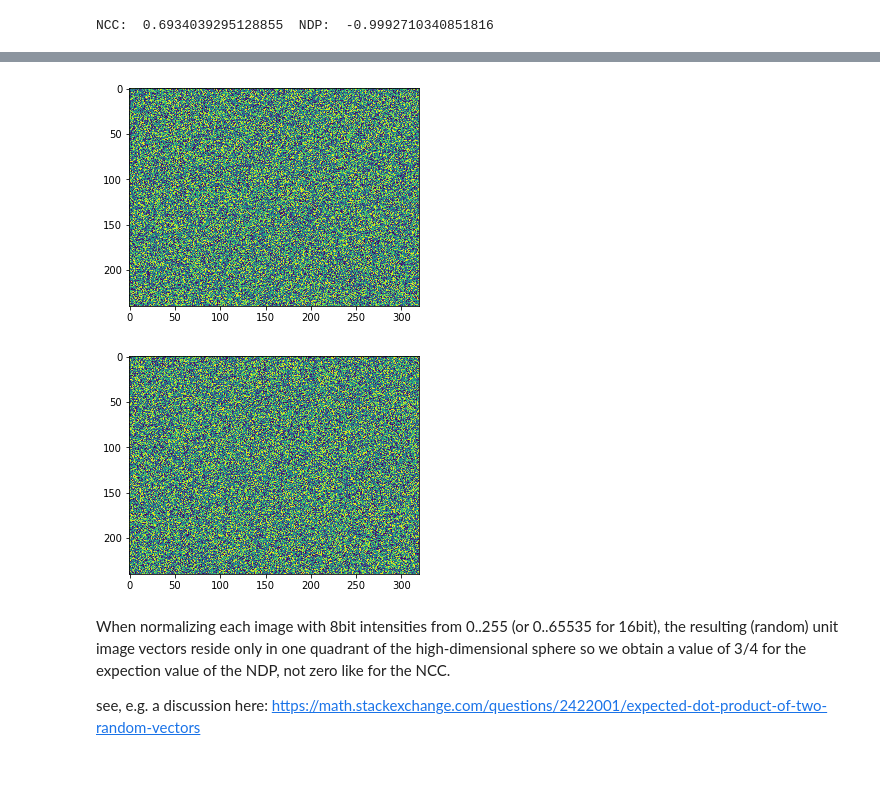
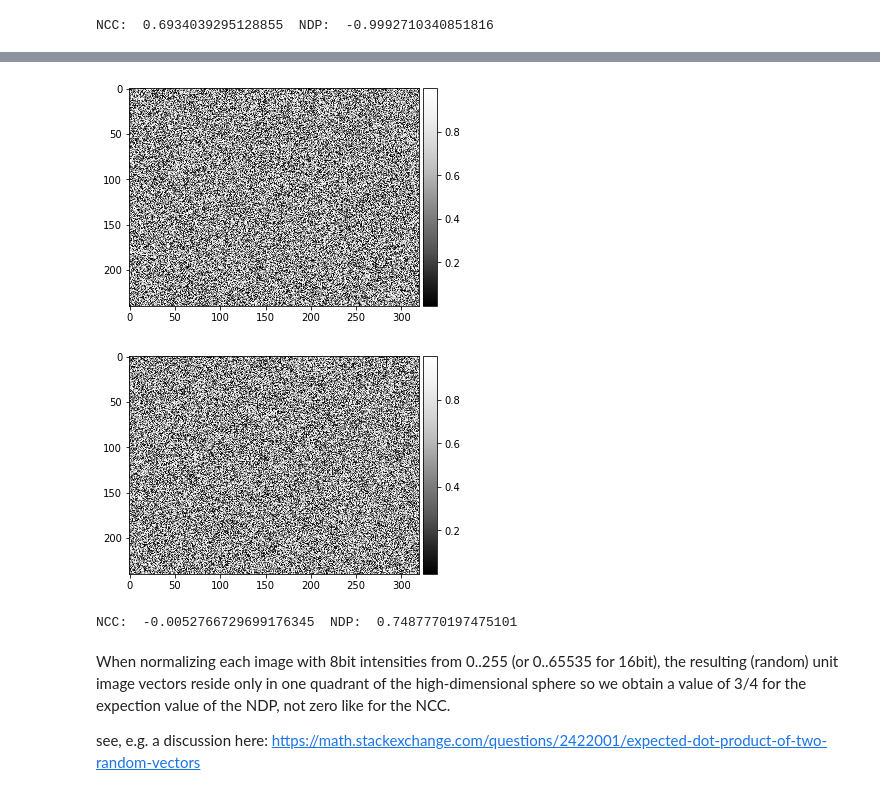
Before and after one commit to wiai/xcdskd, a Jupyter notebook: doc/cross_correlation/cross_correlation_coefficient.ipynb, the cells around one changed output, grey strips where cells are left out. Saved outputs shown, nothing was run; the diff lists cells and outputs as text; code cells hidden in the pictures.

Commit message:
update ncc random image example, cleanup intro

```diff
--- a/doc/cross_correlation/cross_correlation_coefficient.ipynb
+++ b/doc/cross_correlation/cross_correlation_coefficient.ipynb
@@ -811,16 +823,14 @@ For checking the behaviour of the image simalrity for totally random images, we
 # %%
 # random images
 img1_random = np.random.rand(img_exp.shape[0], img_exp.shape[1])
 img2_random = np.random.rand(img_exp.shape[0], img_exp.shape[1])
 
-plt.figure()
-plt.imshow(img1_random)
-plt.show()
+plot_image(img1_random)
+plot_image(img2_random)
 
-plt.figure()
-plt.imshow(img2_random)
-plt.show()
+print_similarity_measures(img1_random, img2_random)
 # %% [output]
-[figure, old version]
+[figure, new version]
-[figure, old version]
+[figure, new version]
+NCC:  -0.0052766729699176345  NDP:  0.7487770197475101
 # %%
```
Also changed, not shown: parts of 22 cells of this notebook, 1 other file.
